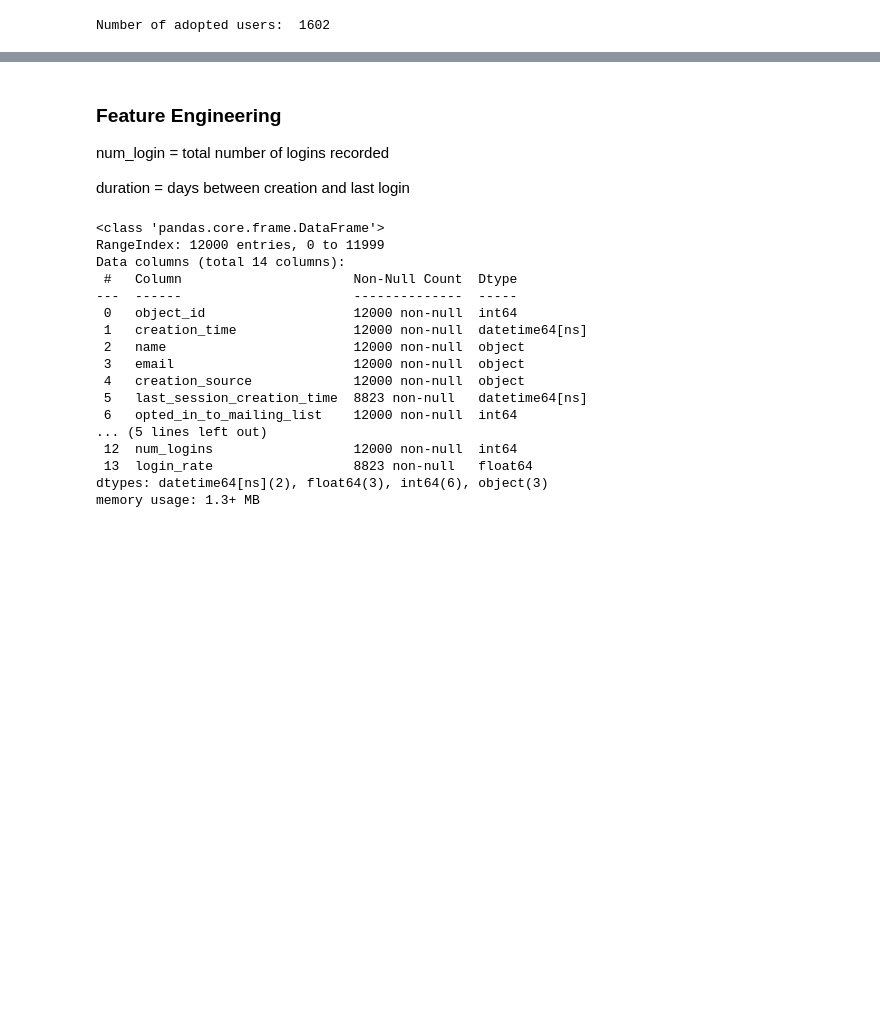
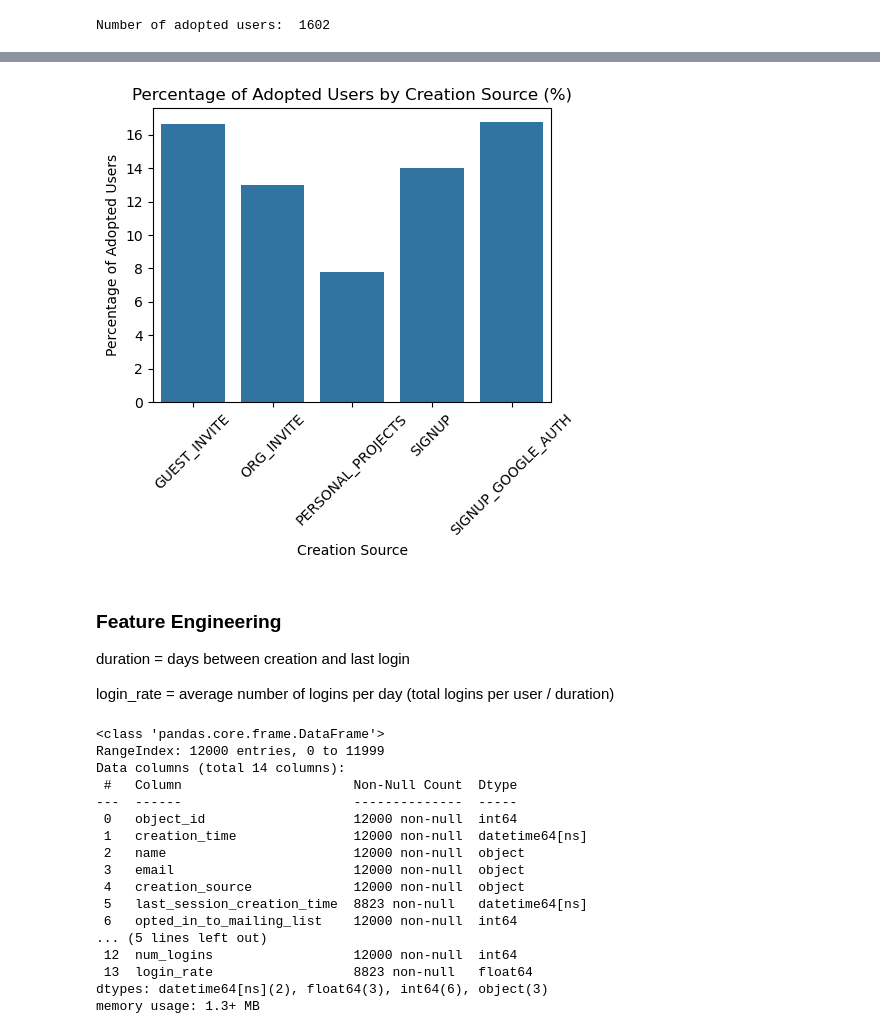
Before and after one commit to lila-b/springboard, a Jupyter notebook: relax_challenge/relax_data_challenge.ipynb, the cells around one changed output, grey strips where cells are left out. Cells and saved outputs as stored; diff of their text form; code cells hidden in the pictures; blank space fills up the shorter version.

```diff
--- a/relax_challenge/relax_data_challenge.ipynb
+++ b/relax_challenge/relax_data_challenge.ipynb
@@ -135,9 +154,30 @@ users_df.head()
+# %%
+
+
+# Calculate the percentage of adopted users by creation source
+adopted_percent_by_creation_source = users_df.groupby('creation_source')['adopted'].mean() * 100
+
+# Order creation_source axis alphabetically
+adopted_percent_by_creation_source = adopted_percent_by_creation_source.sort_index()
+
+# Plot the bar graph
+plt.figure(figsize=(5, 5))
+sns.barplot(x=adopted_percent_by_creation_source.index, y=adopted_percent_by_creation_source.values)
+plt.title('Percentage of Adopted Users by Creation Source (%)')
+plt.xlabel('Creation Source')
+plt.ylabel('Percentage of Adopted Users')
+plt.xticks(rotation=45)
+plt.tight_layout()
+plt.show()
+#plt.savefig('adopted_users_percent_by_creation_source.png')
+# %% [output]
+[figure, added]
 # %% [markdown]
 ### Feature Engineering
 
-num_login = total number of logins recorded
+duration = days between creation and last login
 
-duration = days between creation and last login
+login_rate = average number of logins per day (total logins per user / duration)
 # %%
 # Merge users_df with the maximum time_stamp from engagement_df
 max_time_stamp = engagement_df.groupby('user_id')['time_stamp'].max().reset_index()
```
Also changed, not shown: parts of 11 cells of this notebook, 5 other files.
